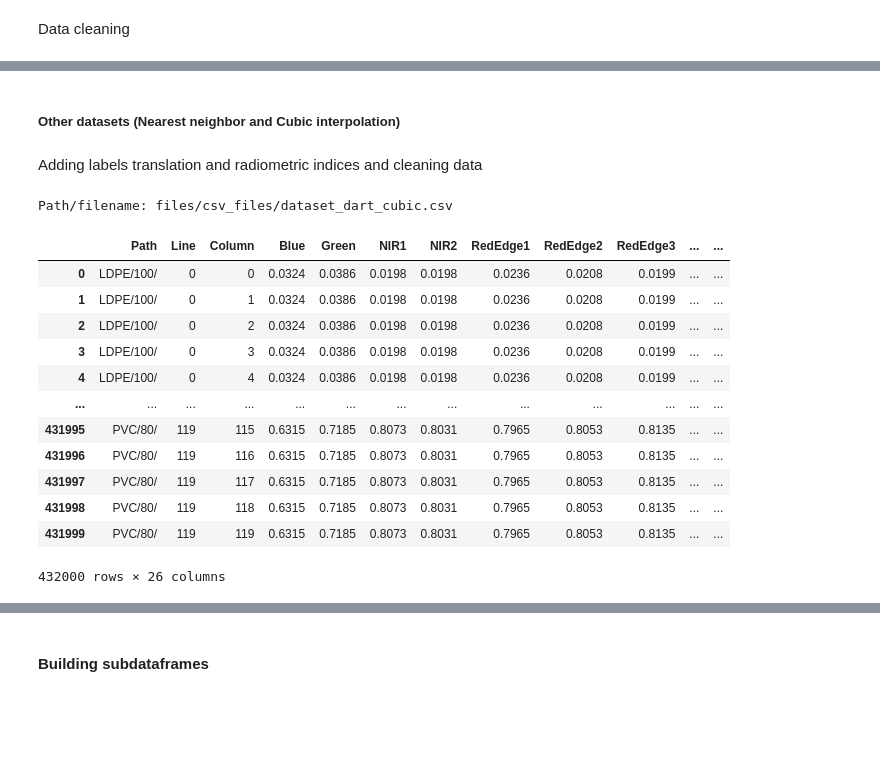
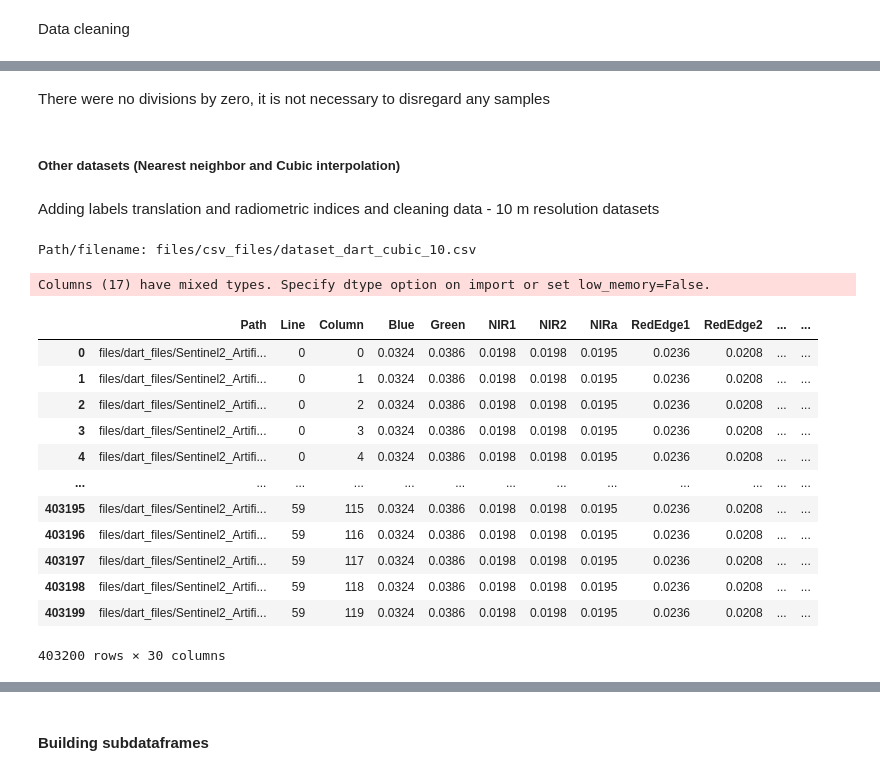
Before and after one commit to ufrgs-rescue/plastic_map, a Jupyter notebook: main.ipynb, the cells around one changed output, grey strips where cells are left out. Drawn from its saved outputs; the diff is of its cells as text; code cells hidden in the pictures; blank space fills up the shorter version.

```diff
--- a/main.ipynb
+++ b/main.ipynb
@@ -460,48 +511,51 @@ dataset_dart
+# %% [markdown]
+There were no divisions by zero, it is not necessary to disregard any samples
 # %% [markdown]
 ##### Other datasets (Nearest neighbor and Cubic interpolation)
 # %% [markdown]
-Adding labels translation and radiometric indices and cleaning data
+Adding labels translation and radiometric indices and cleaning data - 10 m resolution datasets
 # %%
-dataset_dart_cubic = pd.read_csv(str(input("Path/filename: "))) #For example: files/csv_files/dataset_dart_cubic.csv
-dataset_dart_cubic.drop('Unnamed: 0', axis=1, inplace=True)
+dataset_dart_cubic_10 = pd.read_csv(str(input("Path/filename: "))) #For example: files/csv_files/dataset_dart_cubic_10.csv
+dataset_dart_cubic_10.drop('Unnamed: 0', axis=1, inplace=True)
 
 dart_label = []
-for i in range(len(dataset_dart_cubic)):
-    if dataset_dart_cubic.at[i, 'Label'] == 'Water':
+for i in range(len(dataset_dart_cubic_10)):
+    if dataset_dart_cubic_10.at[i, 'Label'] == 'Water':
         dart_label.append('Água')
-    elif dataset_dart_cubic.at[i, 'Label'] == 'Sand':
+    elif dataset_dart_cubic_10.at[i, 'Label'] == 'Sand':
         dart_label.append('Areia')
-    elif dataset_dart_cubic.at[i, 'Label'] == 'Plastic':
+    elif dataset_dart_cubic_10.at[i, 'Label'] == 'Plastic':
         dart_label.append('Plástico')
 
-dataset_dart_cubic['Classe'] = dart_label
+dataset_dart_cubic_10['Classe'] = dart_label
 # %% [output]
-Path/filename: files/csv_files/dataset_dart_cubic.csv
+Path/filename: files/csv_files/dataset_dart_cubic_10.csv
+Columns (17) have mixed types. Specify dtype option on import or set low_memory=False.
 # %%
-dataset_dart_cubic['NDWI'] = (dataset_dart_cubic['Green'] - dataset_dart_cubic['NIR1']) / (dataset_dart_cubic['Green'] + dataset_dart_cubic['NIR1'])
-dataset_dart_cubic['WRI'] = (dataset_dart_cubic['Green'] + dataset_dart_cubic['Red']) / (dataset_dart_cubic['NIR1'] + dataset_dart_cubic['SWIR2'])
-dataset_dart_cubic['NDVI'] = (dataset_dart_cubic['NIR1'] - dataset_dart_cubic['Red']) / (dataset_dart_cubic['NIR1'] + dataset_dart_cubic['Red'])
-dataset_dart_cubic['AWEI'] = 4 * (dataset_dart_cubic['Green'] - dataset_dart_cubic['SWIR2']) - (0.25 * dataset_dart_cubic['NIR1'] + 2.75 * dataset_dart_cubic['SWIR1'])
-dataset_dart_cubic['MNDWI'] = (dataset_dart_cubic['Green'] - dataset_dart_cubic['SWIR2']) / (dataset_dart_cubic['Green'] + dataset_dart_cubic['SWIR2'])
-dataset_dart_cubic['SR'] = dataset_dart_cubic['NIR1'] / dataset_dart_cubic['Red']
-dataset_dart_cubic['PI'] = dataset_dart_cubic['NIR1'] / (dataset_dart_cubic['NIR1'] + dataset_dart_cubic['Red'])
-dataset_dart_cubic['RNDVI'] = (dataset_dart_cubic['Red'] - dataset_dart_cubic['NIR1']) / (dataset_dart_cubic['Red'] + dataset_dart_cubic['NIR1'])
-dataset_dart_cubic['FDI'] = dataset_dart_cubic['NIR1'] - (dataset_dart_cubic['RedEdge2'] + (dataset_dart_cubic['SWIR1'] - dataset_dart_cubic['RedEdge2']) * ((dataset_dart_cubic['NIR1'] - dataset_dart_cubic['Red']) / (dataset_dart_cubic['SWIR1'] - dataset_dart_cubic['Red'])) * 10)
+dataset_dart_cubic_10['NDWI'] = (dataset_dart_cubic_10['Green'] - dataset_dart_cubic_10['NIR1']) / (dataset_dart_cubic_10['Green'] + dataset_dart_cubic_10['NIR1'])
+dataset_dart_cubic_10['WRI'] = (dataset_dart_cubic_10['Green'] + dataset_dart_cubic_10['Red']) / (dataset_dart_cubic_10['NIR1'] + dataset_dart_cubic_10['SWIR2'])
+dataset_dart_cubic_10['NDVI'] = (dataset_dart_cubic_10['NIR1'] - dataset_dart_cubic_10['Red']) / (dataset_dart_cubic_10['NIR1'] + dataset_dart_cubic_10['Red'])
+dataset_dart_cubic_10['AWEI'] = 4 * (dataset_dart_cubic_10['Green'] - dataset_dart_cubic_10['SWIR2']) - (0.25 * dataset_dart_cubic_10['NIR1'] + 2.75 * dataset_dart_cubic_10['SWIR1'])
+dataset_dart_cubic_10['MNDWI'] = (dataset_dart_cubic_10['Green'] - dataset_dart_cubic_10['SWIR2']) / (dataset_dart_cubic_10['Green'] + dataset_dart_cubic_10['SWIR2'])
+dataset_dart_cubic_10['SR'] = dataset_dart_cubic_10['NIR1'] / dataset_dart_cubic_10['Red']
+dataset_dart_cubic_10['PI'] = dataset_dart_cubic_10['NIR1'] / (dataset_dart_cubic_10['NIR1'] + dataset_dart_cubic_10['Red'])
+dataset_dart_cubic_10['RNDVI'] = (dataset_dart_cubic_10['Red'] - dataset_dart_cubic_10['NIR1']) / (dataset_dart_cubic_10['Red'] + dataset_dart_cubic_10['NIR1'])
+dataset_dart_cubic_10['FDI'] = dataset_dart_cubic_10['NIR1'] - (dataset_dart_cubic_10['RedEdge2'] + (dataset_dart_cubic_10['SWIR1'] - dataset_dart_cubic_10['RedEdge2']) * ((dataset_dart_cubic_10['NIR1'] - dataset_dart_cubic_10['Red']) / (dataset_dart_cubic_10['SWIR1'] - dataset_dart_cubic_10['Red'])) * 10)
 
-dataset_dart_cubic
+dataset_dart_cubic_10
 # %% [output]
-|  | Path | Line | Column | Blue | Green | NIR1 | NIR2 | RedEdge1 | RedEdge2 | RedEdge3 | ... | ... |
-| 0 | LDPE/100/ | 0 | 0 | 0.0324 | 0.0386 | 0.0198 | 0.0198 | 0.0236 | 0.0208 | 0.0199 | ... | ... |
-| 1 | LDPE/100/ | 0 | 1 | 0.0324 | 0.0386 | 0.0198 | 0.0198 | 0.0236 | 0.0208 | 0.0199 | ... | ... |
-| 2 | LDPE/100/ | 0 | 2 | 0.0324 | 0.0386 | 0.0198 | 0.0198 | 0.0236 | 0.0208 | 0.0199 | ... | ... |
-| 3 | LDPE/100/ | 0 | 3 | 0.0324 | 0.0386 | 0.0198 | 0.0198 | 0.0236 | 0.0208 | 0.0199 | ... | ... |
-| 4 | LDPE/100/ | 0 | 4 | 0.0324 | 0.0386 | 0.0198 | 0.0198 | 0.0236 | 0.0208 | 0.0199 | ... | ... |
+|  | Path | Line | Column | Blue | Green | NIR1 | NIR2 | NIRa | RedEdge1 | RedEdge2 | ... | ... |
+| 0 | files/dart_files/Sentinel2_Artifi... | 0 | 0 | 0.0324 | 0.0386 | 0.0198 | 0.0198 | 0.0195 | 0.0236 | 0.0208 | ... | ... |
+| 1 | files/dart_files/Sentinel2_Artifi... | 0 | 1 | 0.0324 | 0.0386 | 0.0198 | 0.0198 | 0.0195 | 0.0236 | 0.0208 | ... | ... |
+| 2 | files/dart_files/Sentinel2_Artifi... | 0 | 2 | 0.0324 | 0.0386 | 0.0198 | 0.0198 | 0.0195 | 0.0236 | 0.0208 | ... | ... |
+| 3 | files/dart_files/Sentinel2_Artifi... | 0 | 3 | 0.0324 | 0.0386 | 0.0198 | 0.0198 | 0.0195 | 0.0236 | 0.0208 | ... | ... |
+| 4 | files/dart_files/Sentinel2_Artifi... | 0 | 4 | 0.0324 | 0.0386 | 0.0198 | 0.0198 | 0.0195 | 0.0236 | 0.0208 | ... | ... |
 | ... | ... | ... | ... | ... | ... | ... | ... | ... | ... | ... | ... | ... |
-| 431995 | PVC/80/ | 119 | 115 | 0.6315 | 0.7185 | 0.8073 | 0.8031 | 0.7965 | 0.8053 | 0.8135 | ... | ... |
-| 431996 | PVC/80/ | 119 | 116 | 0.6315 | 0.7185 | 0.8073 | 0.8031 | 0.7965 | 0.8053 | 0.8135 | ... | ... |
-| 431997 | PVC/80/ | 119 | 117 | 0.6315 | 0.7185 | 0.8073 | 0.8031 | 0.7965 | 0.8053 | 0.8135 | ... | ... |
-| 431998 | PVC/80/ | 119 | 118 | 0.6315 | 0.7185 | 0.8073 | 0.8031 | 0.7965 | 0.8053 | 0.8135 | ... | ... |
-| 431999 | PVC/80/ | 119 | 119 | 0.6315 | 0.7185 | 0.8073 | 0.8031 | 0.7965 | 0.8053 | 0.8135 | ... | ... |
+| 403195 | files/dart_files/Sentinel2_Artifi... | 59 | 115 | 0.0324 | 0.0386 | 0.0198 | 0.0198 | 0.0195 | 0.0236 | 0.0208 | ... | ... |
+| 403196 | files/dart_files/Sentinel2_Artifi... | 59 | 116 | 0.0324 | 0.0386 | 0.0198 | 0.0198 | 0.0195 | 0.0236 | 0.0208 | ... | ... |
+| 403197 | files/dart_files/Sentinel2_Artifi... | 59 | 117 | 0.0324 | 0.0386 | 0.0198 | 0.0198 | 0.0195 | 0.0236 | 0.0208 | ... | ... |
+| 403198 | files/dart_files/Sentinel2_Artifi... | 59 | 118 | 0.0324 | 0.0386 | 0.0198 | 0.0198 | 0.0195 | 0.0236 | 0.0208 | ... | ... |
+| 403199 | files/dart_files/Sentinel2_Artifi... | 59 | 119 | 0.0324 | 0.0386 | 0.0198 | 0.0198 | 0.0195 | 0.0236 | 0.0208 | ... | ... |
-432000 rows × 26 columns
+403200 rows × 30 columns
 # %%
 dividers_dart_cubic = dict()
```
Also changed, not shown: parts of 56 cells of this notebook.
